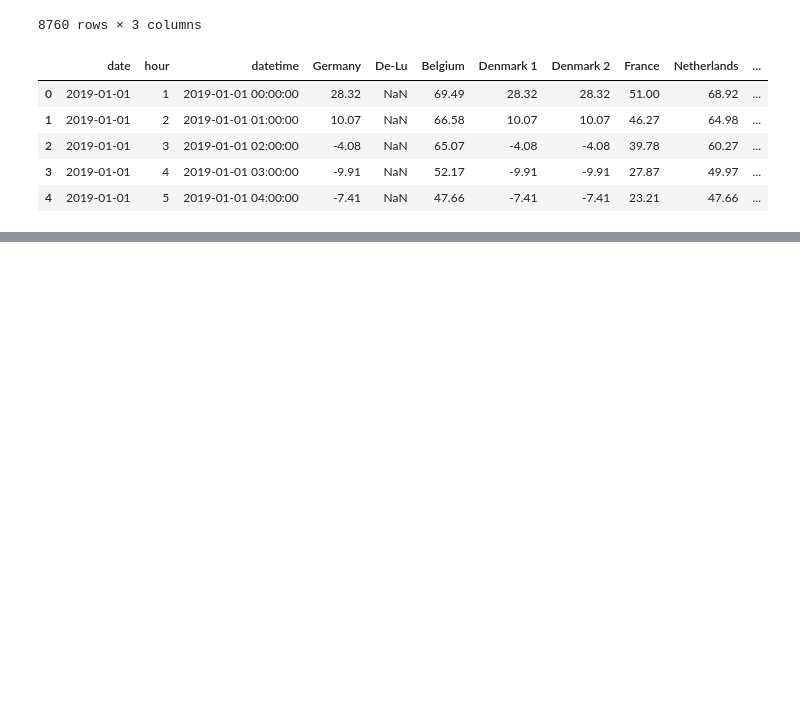
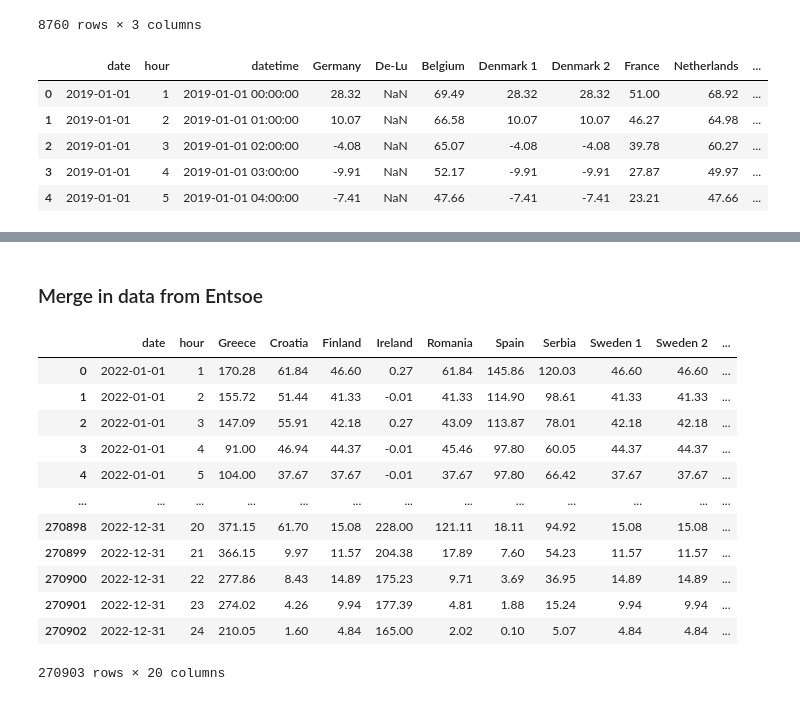
Before and after one commit to asadiceccarelli/eu-wholesale-analysis, a Jupyter notebook: scripts/clean_data.ipynb, the cells around one changed output, grey strips where cells are left out. Cells and saved outputs as stored; diff of their text form; code cells hidden in the pictures; blank space fills up the shorter version.

Commit message:
Merge in other EU countries.

```diff
--- a/scripts/clean_data.ipynb
+++ b/scripts/clean_data.ipynb
@@ -165,0 +160,66 @@ df
+# %% [markdown]
+### Merge in data from Entsoe
+# %%
+greece = pd.read_csv('../data/raw_data/greek_da.csv').drop(['Currency', 'BZN|GR'], axis=1)
+# bulgaria = pd.read_csv('../data/raw_data/bulagria_da.csv')  # BGN > EUR conversion needed
+croatia = pd.read_csv('../data/raw_data/croatia_da.csv').drop(['Currency', 'BZN|HR'], axis=1)
+finland = pd.read_csv('../data/raw_data/finland_da.csv').drop(['Currency', 'BZN|FI'], axis=1)
+ireland = pd.read_csv('../data/raw_data/ireland_da.csv').drop(['Currency', 'BZN|IE(SEM)'], axis=1)
+romania = pd.read_csv('../data/raw_data/romania_da.csv').drop(['Currency', 'BZN|RO'], axis=1)
+spain = pd.read_csv('../data/raw_data/spain_da.csv').drop(['Currency', 'BZN|ES'], axis=1)
+serbia = pd.read_csv('../data/raw_data/serbia_da.csv').drop(['Currency', 'BZN|RS'], axis=1)
+sweden_1 = pd.read_csv('../data/raw_data/sweden_1_da.csv').drop(['Currency', 'BZN|SE1'], axis=1)
+sweden_2 = pd.read_csv('../data/raw_data/sweden_2_da.csv').drop(['Currency', 'BZN|SE2'], axis=1)
+sweden_3 = pd.read_csv('../data/raw_data/sweden_3_da.csv').drop(['Currency', 'BZN|SE3'], axis=1)
+norway_1 = pd.read_csv('../data/raw_data/norway_1_da.csv').drop(['Currency', 'BZN|NO1'], axis=1)
+norway_3 = pd.read_csv('../data/raw_data/norway_3_da.csv').drop(['Currency', 'BZN|NO3'], axis=1)
+norway_4 = pd.read_csv('../data/raw_data/norway_4_da.csv').drop(['Currency', 'BZN|NO4'], axis=1)
+norway_5 = pd.read_csv('../data/raw_data/norway_5_da.csv').drop(['Currency', 'BZN|NO5'], axis=1)
+estonia = pd.read_csv('../data/raw_data/estonia_da.csv').drop(['Currency', 'BZN|EE'], axis=1)
+latvia = pd.read_csv('../data/raw_data/latvia_da.csv').drop(['Currency', 'BZN|LV'], axis=1)
+lithuania = pd.read_csv('../data/raw_data/lithuania_da.csv').drop(['Currency', 'BZN|LT'], axis=1)
+portugal = pd.read_csv('../data/raw_data/portugal_da.csv').drop(['Currency', 'BZN|PT'], axis=1)
+
+greece.rename({'Day-ahead Price [EUR/MWh]': 'Greece'}, axis=1, inplace=True)
+croatia.rename({'Day-ahead Price [EUR/MWh]': 'Croatia'}, axis=1, inplace=True)
+finland.rename({'Day-ahead Price [EUR/MWh]': 'Finland'}, axis=1, inplace=True)
+ireland.rename({'Day-ahead Price [EUR/MWh]': 'Ireland'}, axis=1, inplace=True)
+romania.rename({'Day-ahead Price [EUR/MWh]': 'Romania'}, axis=1, inplace=True)
+spain.rename({'Day-ahead Price [EUR/MWh]': 'Spain'}, axis=1, inplace=True)
+serbia.rename({'Day-ahead Price [EUR/MWh]': 'Serbia'}, axis=1, inplace=True)
+sweden_1.rename({'Day-ahead Price [EUR/MWh]': 'Sweden 1'}, axis=1, inplace=True)
+sweden_2.rename({'Day-ahead Price [EUR/MWh]': 'Sweden 2'}, axis=1, inplace=True)
+sweden_3.rename({'Day-ahead Price [EUR/MWh]': 'Sweden 3'}, axis=1, inplace=True)
+norway_1.rename({'Day-ahead Price [EUR/MWh]': 'Norway 1'}, axis=1, inplace=True)
+norway_3.rename({'Day-ahead Price [EUR/MWh]': 'Norway 3'}, axis=1, inplace=True)
+norway_4.rename({'Day-ahead Price [EUR/MWh]': 'Norway 4'}, axis=1, inplace=True)
+norway_5.rename({'Day-ahead Price [EUR/MWh]': 'Norway 5'}, axis=1, inplace=True)
+estonia.rename({'Day-ahead Price [EUR/MWh]': 'Estonia'}, axis=1, inplace=True)
+latvia.rename({'Day-ahead Price [EUR/MWh]': 'Latvia'}, axis=1, inplace=True)
+lithuania.rename({'Day-ahead Price [EUR/MWh]': 'Lithuania'}, axis=1, inplace=True)
+portugal.rename({'Day-ahead Price [EUR/MWh]': 'Portugal'}, axis=1, inplace=True)
+
+df_list = [
+    greece, croatia, finland, ireland, romania, spain, serbia, sweden_1, sweden_2, sweden_3,
+    norway_1, norway_3, norway_4, norway_5, estonia, latvia, lithuania, portugal
+    ]
+
+added_countries = reduce(lambda left, right: pd.merge(left, right, on='MTU (CET/CEST)', how='inner'), df_list)
+added_countries.rename({'MTU (CET/CEST)': 'date'}, axis=1, inplace=True)
+added_countries.insert(1, 'hour', added_countries.date.str[-5:-3].replace('00', '24').astype(int))
+added_countries.date = pd.to_datetime(added_countries.date.str[:10], dayfirst=True)
+added_countries
+# %% [output]
+|  | date | hour | Greece | Croatia | Finland | Ireland | Romania | Spain | Serbia | Sweden 1 | Sweden 2 | ... |
+| 0 | 2022-01-01 | 1 | 170.28 | 61.84 | 46.60 | 0.27 | 61.84 | 145.86 | 120.03 | 46.60 | 46.60 | ... |
+| 1 | 2022-01-01 | 2 | 155.72 | 51.44 | 41.33 | -0.01 | 41.33 | 114.90 | 98.61 | 41.33 | 41.33 | ... |
+| 2 | 2022-01-01 | 3 | 147.09 | 55.91 | 42.18 | 0.27 | 43.09 | 113.87 | 78.01 | 42.18 | 42.18 | ... |
+| 3 | 2022-01-01 | 4 | 91.00 | 46.94 | 44.37 | -0.01 | 45.46 | 97.80 | 60.05 | 44.37 | 44.37 | ... |
+| 4 | 2022-01-01 | 5 | 104.00 | 37.67 | 37.67 | -0.01 | 37.67 | 97.80 | 66.42 | 37.67 | 37.67 | ... |
+| ... | ... | ... | ... | ... | ... | ... | ... | ... | ... | ... | ... | ... |
+| 270898 | 2022-12-31 | 20 | 371.15 | 61.70 | 15.08 | 228.00 | 121.11 | 18.11 | 94.92 | 15.08 | 15.08 | ... |
+| 270899 | 2022-12-31 | 21 | 366.15 | 9.97 | 11.57 | 204.38 | 17.89 | 7.60 | 54.23 | 11.57 | 11.57 | ... |
+| 270900 | 2022-12-31 | 22 | 277.86 | 8.43 | 14.89 | 175.23 | 9.71 | 3.69 | 36.95 | 14.89 | 14.89 | ... |
+| 270901 | 2022-12-31 | 23 | 274.02 | 4.26 | 9.94 | 177.39 | 4.81 | 1.88 | 15.24 | 9.94 | 9.94 | ... |
+| 270902 | 2022-12-31 | 24 | 210.05 | 1.60 | 4.84 | 165.00 | 2.02 | 0.10 | 5.07 | 4.84 | 4.84 | ... |
+270903 rows × 20 columns
```
Also changed, not shown: parts of 4 cells of this notebook, 29 other files.
